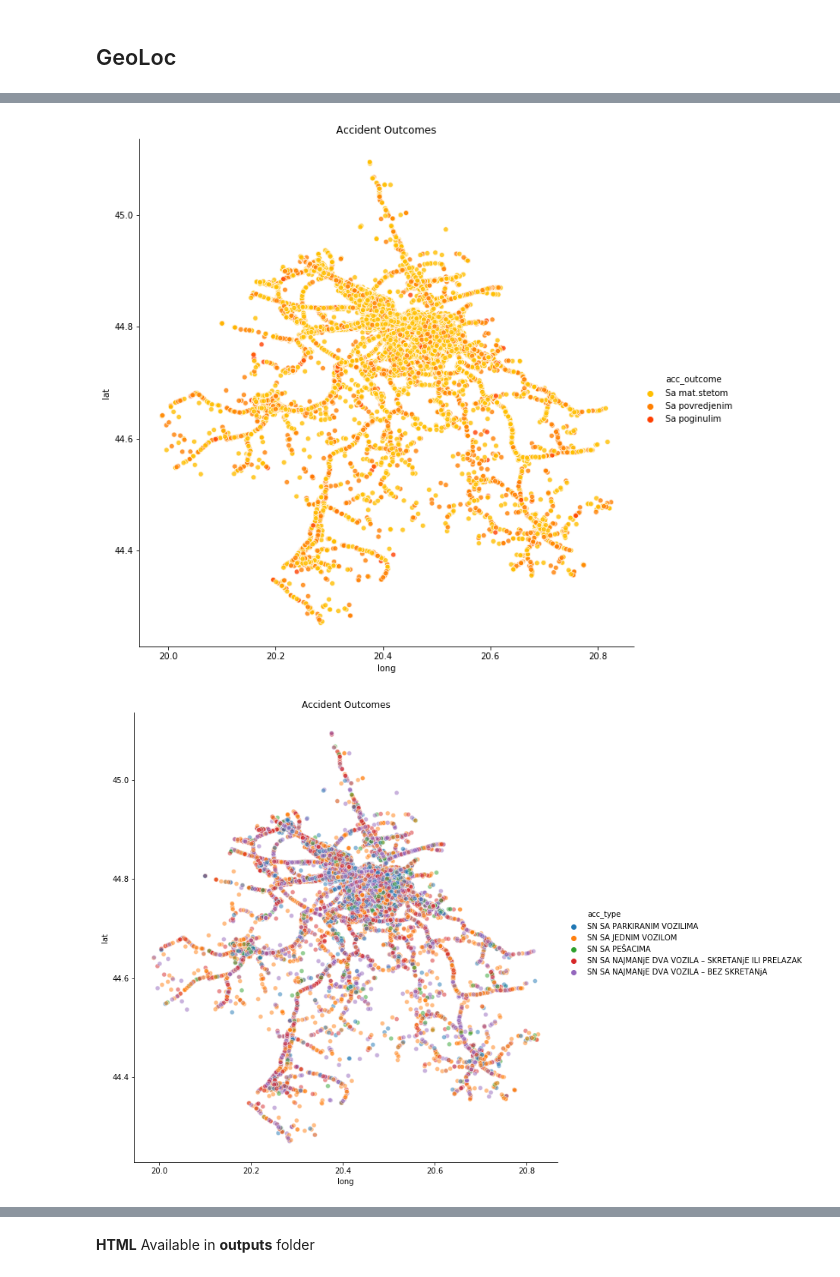
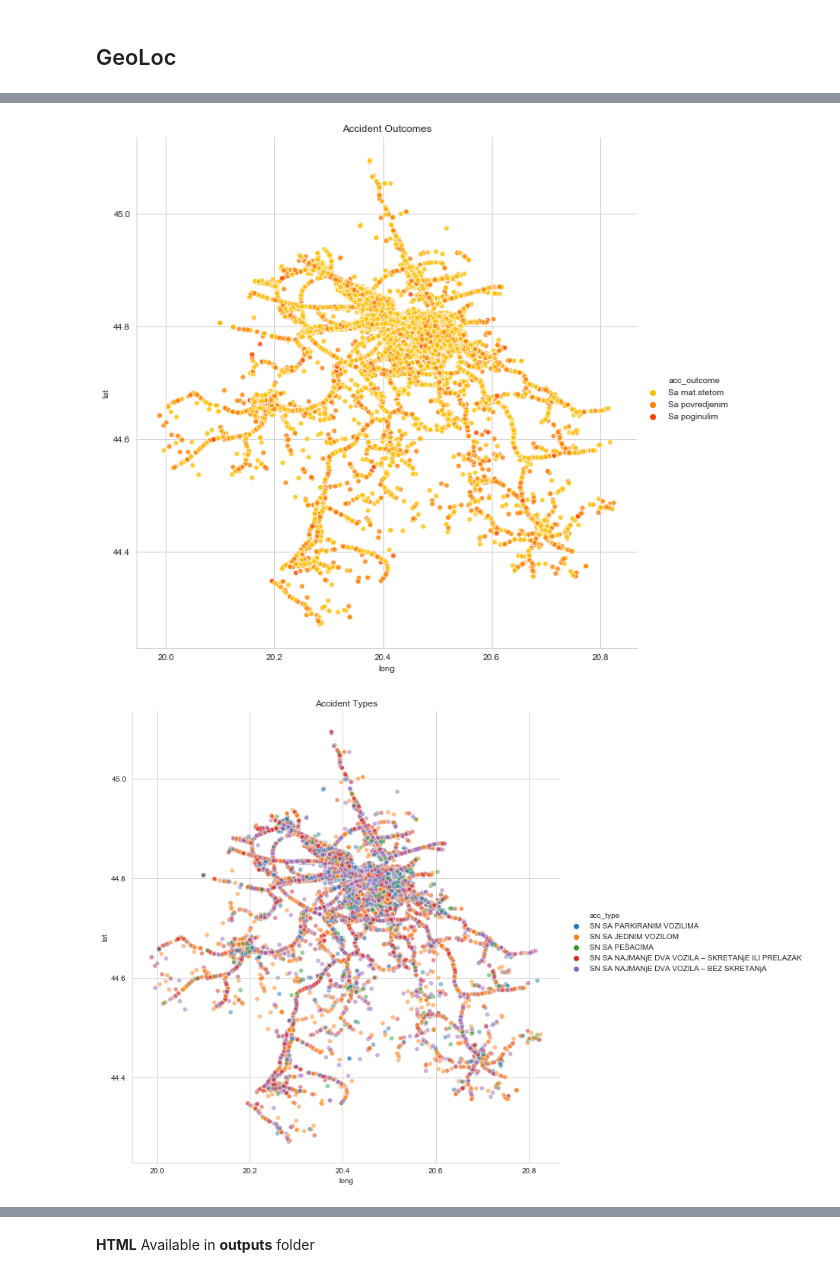
Before and after one commit to BrunnoRicci/traffic-accidents-belgrade, a Jupyter notebook: eda-traffic-belgrade.ipynb, the cells around one changed output, grey strips where cells are left out. Saved outputs shown, nothing was run; the diff lists cells and outputs as text; code cells hidden in the pictures.

```diff
--- a/eda-traffic-belgrade.ipynb
+++ b/eda-traffic-belgrade.ipynb
@@ -15,6 +15,8 @@ pw = 16
 ph = 9
 matplotlib.rcParams['figure.figsize'] = (pw, ph)
 
+sns.set_style("whitegrid")
+
 #Pandas Dsiplay
 pd.options.display.max_rows = 100
 pd.options.display.max_columns = 200
@@ -250,15 +252,15 @@ sns.relplot(x="long", y="lat", hue="acc_outcome",
 
 plt.title("Accident Outcomes");
 # %% [output]
-[figure, old version]
+[figure, new version]
 # %%
 sns.relplot(x="long", y="lat", hue="acc_type",
             sizes=(5, 5), alpha=.5,
             height=ph, data=df);
 
-plt.title("Accident Outcomes");
+plt.title("Accident Types");
 # %% [output]
-[figure, old version]
+[figure, new version]
 # %%
 from gmplot import gmplot
 
```
Also changed, not shown: parts of 10 cells of this notebook, 3 other files.
